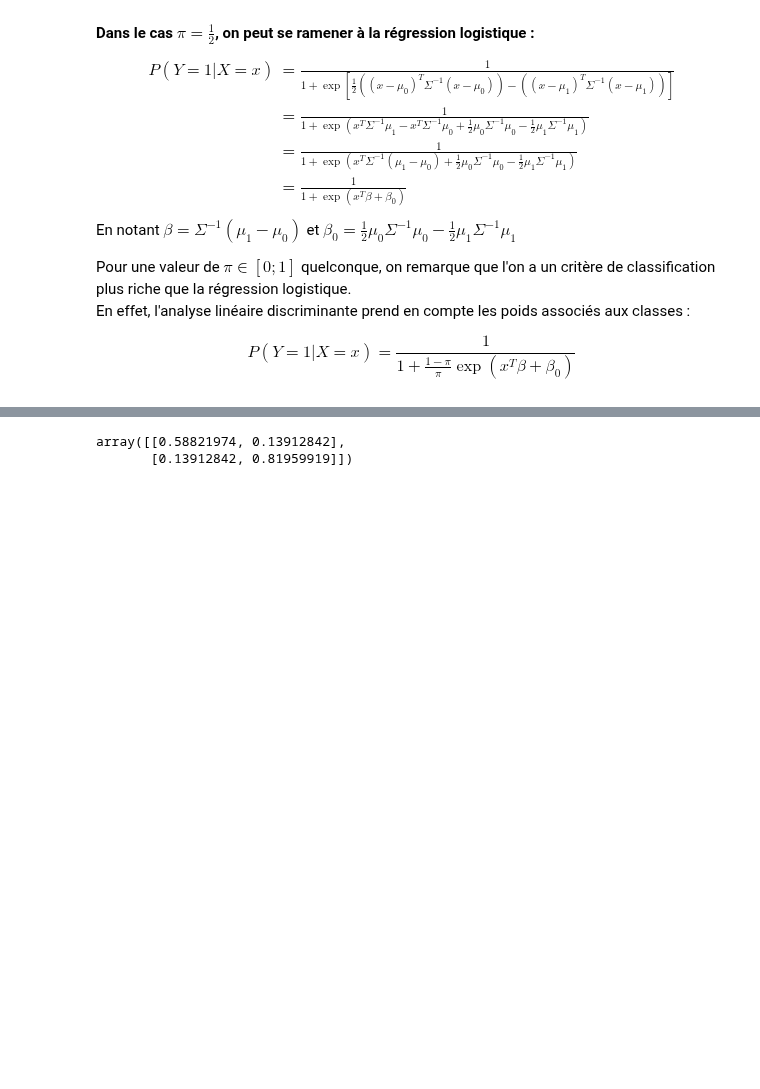
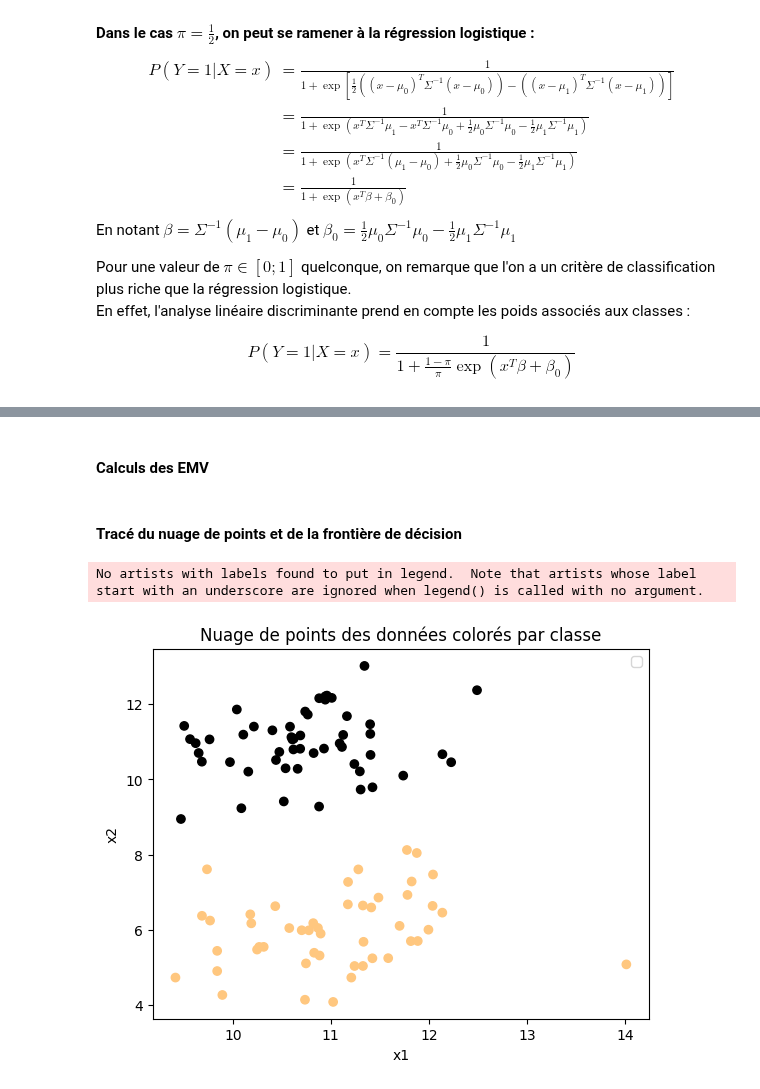
Before and after one commit to jExbrayat/introduction-artificial-intelligence, a Jupyter notebook: projet.ipynb, the cells around one changed output, grey strips where cells are left out. Drawn from its saved outputs; the diff is of its cells as text; code cells hidden in the pictures; blank space fills up the shorter version.

Commit message:
plot scatter

```diff
--- a/projet.ipynb
+++ b/projet.ipynb
@@ -402,5 +403,12 @@ mu0_mle, mu1_mle = calc_mu_mle(train["A"])
-# %%
-calc_sigma_mle(train["A"], mu0_mle=mu0_mle, mu1_mle=mu1_mle)
-# %% [output]
-array([[0.58821974, 0.13912842],
-       [0.13912842, 0.81959919]])
+# %% [markdown]
+#### Calculs des EMV
+# %%
+# Apply MLE to train data
+
+dataset = train["A"]
+
+pi_mle = calc_pi_mle(dataset)
+mu0_mle, mu1_mle = calc_mu_mle(dataset)
+sigma_mle = calc_sigma_mle(dataset, mu0_mle=mu0_mle, mu1_mle=mu1_mle)
+# %% [markdown]
+#### Tracé du nuage de points et de la frontière de décision
@@ -406,0 +417,11 @@ array([[0.58821974, 0.13912842],
+# %%
+plt.scatter(dataset.loc[:, "x1"], dataset.loc[:, "x2"], c=dataset.loc[:, "y"], cmap="copper")
+
+plt.xlabel('x1')
+plt.ylabel('x2')
+plt.title('Nuage de points des données colorés par classe')
+plt.legend()
+plt.show()
+# %% [output]
+No artists with labels found to put in legend.  Note that artists whose label start with an underscore are ignored when legend() is called with no argument.
+[figure, added]
```
Also changed, not shown: parts of 4 cells of this notebook.
